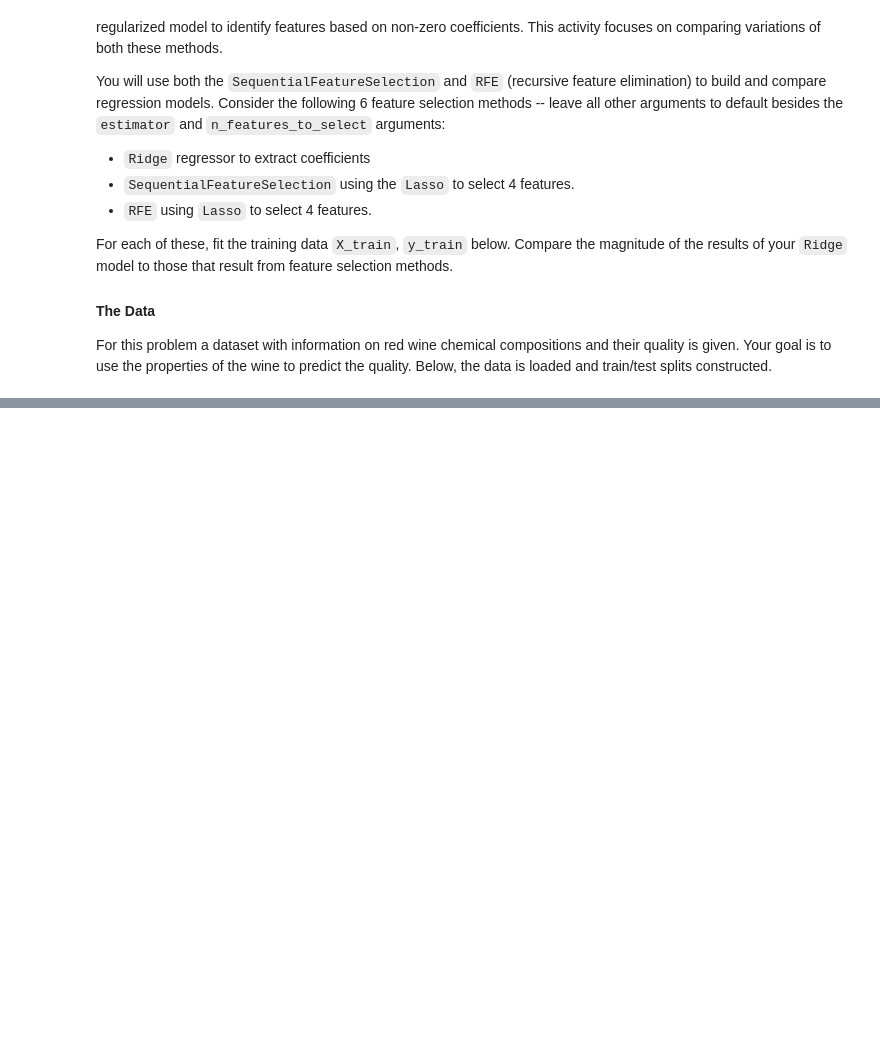
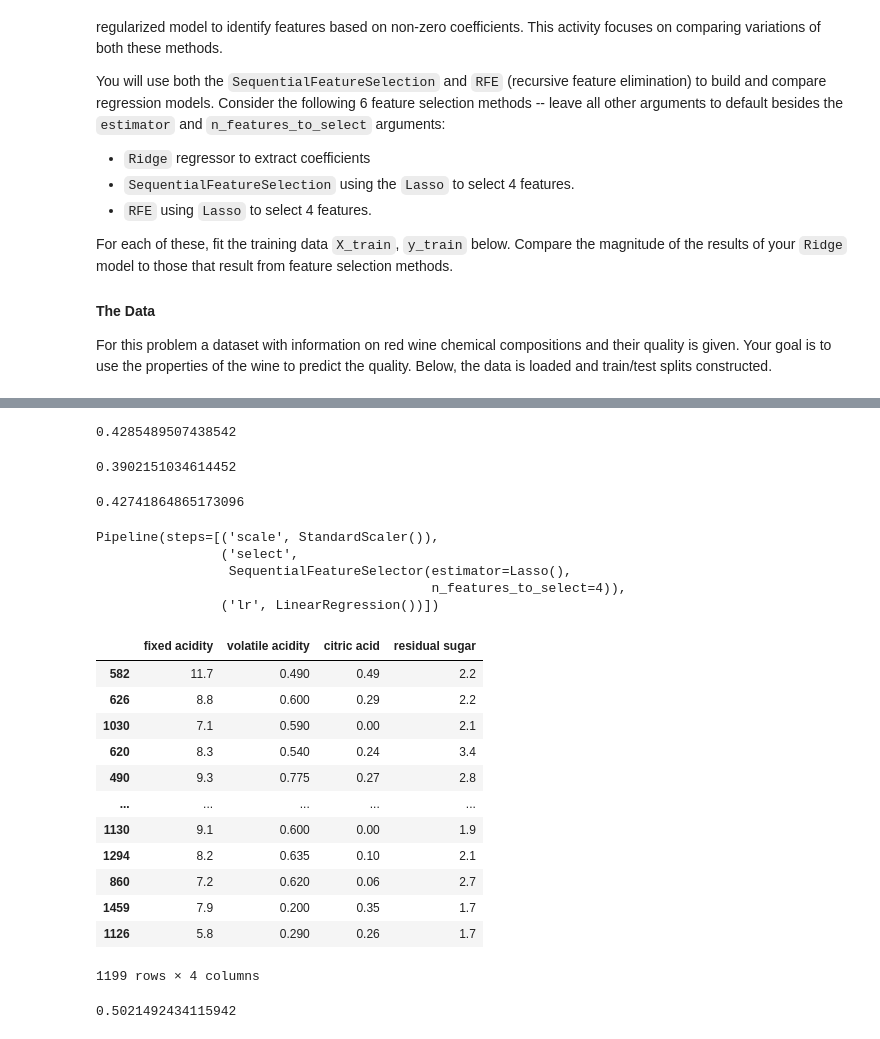
Before and after one commit to Raesu/pcmlai, a Jupyter notebook: Module 9/try-it_9.1_starter/try_it_9.1-starter.ipynb, the cells around one changed output, grey strips where cells are left out. Cells and saved outputs as stored; diff of their text form; code cells hidden in the pictures; blank space fills up the shorter version.

```diff
--- a/Module 9/try-it_9.1_starter/try_it_9.1-starter.ipynb
+++ b/Module 9/try-it_9.1_starter/try_it_9.1-starter.ipynb
@@ -21,4 +21,4 @@ from sklearn.model_selection import train_test_split
 # %%
-df = pd.read_csv('data/winequality-red.csv', sep = ';')
+df = pd.read_csv('data/winequality-red.csv')
 # %%
 df.head()
@@ -34,0 +48,11 @@ from sklearn.feature_selection import SequentialFeatureSelector, RFE
+# %%
+pipelineRidge = Pipeline([
+  ('scale', StandardScaler()),
+  ('ridge', Ridge())
+])
+
+gridSearchRidge = GridSearchCV(pipelineRidge,
+                               {'ridge__alpha': [0.0, 0.5, 1.0, 5.0, 10.0, 100.0, 1000.0, 10000.0, 100000.0]},
+                               scoring='neg_mean_squared_error')
+gridSearchRidge.fit(X_train, y_train)
+gridSearchRidge.best_params_
@@ -34,0 +82,59 @@ from sklearn.feature_selection import SequentialFeatureSelector, RFE
+# %%
+ridgeTrainMSE
+# %% [output]
+0.4285489507438542
+# %%
+ridgeTestMSE
+# %% [output]
+0.3902151034614452
+# %%
+# Alpha = 0 looks to be the best, why did GridSearchCV return alpha = 100
+pipelineRidge0 = Pipeline([
+  ('scale', StandardScaler()),
+  ('ridge', Ridge(alpha=0))
+])
+
+pipelineRidge0.fit(X_train, y_train)
+preds = pipelineRidge0.predict(X_train)
+mean_squared_error(y_train, preds)
+# %% [output]
+0.42741864865173096
+# %%
+pipelineLassoSFS = Pipeline([
+  ('scale', StandardScaler()),
+  ('select', SequentialFeatureSelector(Lasso(), n_features_to_select=4)),
+  ('lr', LinearRegression())
+])
+
+# gridSearchLassoSFS = GridSearchCV(pipelineLassoSFS,
+#                                   {'select__n_features_to_select':list(range(1,11))},
+#                                   scoring='neg_mean_squared_error')
+pipelineLassoSFS.fit(X_train, y_train)
+# %% [output]
+Pipeline(steps=[('scale', StandardScaler()),
+                ('select',
+                 SequentialFeatureSelector(estimator=Lasso(),
+                                           n_features_to_select=4)),
+                ('lr', LinearRegression())])
+# %%
+indices = pipelineLassoSFS.named_steps['select'].get_support(indices=True)
+X_train.iloc[:, indices]
+# %% [output]
+|  | fixed acidity | volatile acidity | citric acid | residual sugar |
+| 582 | 11.7 | 0.490 | 0.49 | 2.2 |
+| 626 | 8.8 | 0.600 | 0.29 | 2.2 |
+| 1030 | 7.1 | 0.590 | 0.00 | 2.1 |
+| 620 | 8.3 | 0.540 | 0.24 | 3.4 |
+| 490 | 9.3 | 0.775 | 0.27 | 2.8 |
+| ... | ... | ... | ... | ... |
+| 1130 | 9.1 | 0.600 | 0.00 | 1.9 |
+| 1294 | 8.2 | 0.635 | 0.10 | 2.1 |
+| 860 | 7.2 | 0.620 | 0.06 | 2.7 |
+| 1459 | 7.9 | 0.200 | 0.35 | 1.7 |
+| 1126 | 5.8 | 0.290 | 0.26 | 1.7 |
+1199 rows × 4 columns
+# %%
+preds = pipelineLassoSFS.predict(X_test)
+mean_squared_error(y_test, preds)
+# %% [output]
+0.5021492434115942
```
Also changed, not shown: parts of 10 cells of this notebook.
